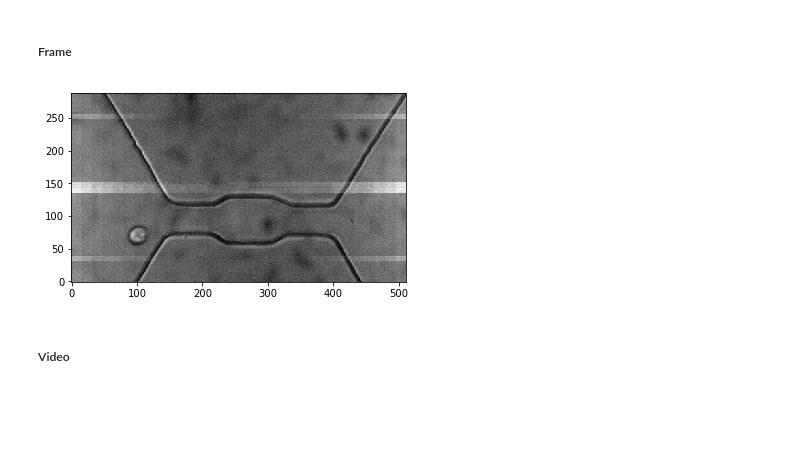
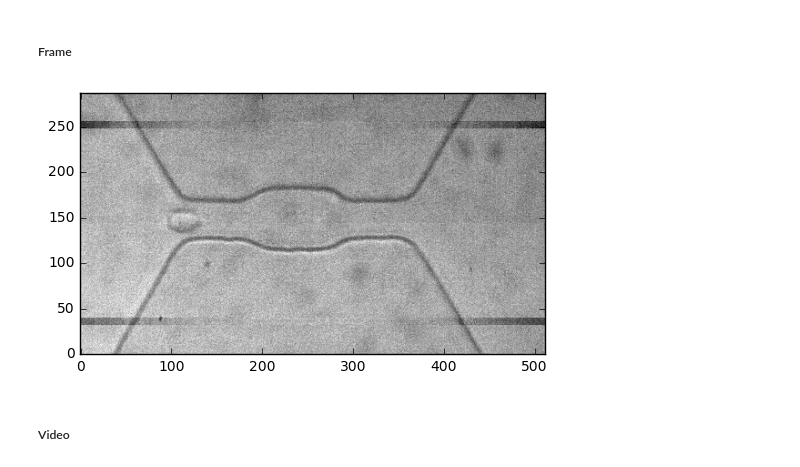
Before and after one commit to codycombs/cell_deformation, a Jupyter notebook: test_ellipse_fit.ipynb, the cells around one changed output. Cells and saved outputs as stored; diff of their text form; code cells hidden in the pictures; blank space fills up the shorter version.

```diff
--- a/test_ellipse_fit.ipynb
+++ b/test_ellipse_fit.ipynb
@@ -27,10 +27,10 @@ from IPython.display import HTML
 # %% [markdown]
 ## Load data
 # %%
-date = '7-17-2017/'
+date = '8-23-2017/'
 particle = '293-T/'
-channel = '15-30-15_6/'
-file_index = '0'
+channel = '15-30-15_3/'
+file_index = '2'
 
 base_path = '/home/prestonh/Desktop/Research/cancer_cells/data/'
 
@@ -41,7 +41,7 @@ oi_events_file_path = base_path + date + particle + channel + 'oi/events/test_ca
 res_x = 512
 res_y = 288
 oi_fps = 100000
-exposure = 5
+exposure = 2
 oi_vid = oi_file.Video(oi_vid_file_path, res_x, res_y, oi_fps, exposure)
 
 # Load events
@@ -118,15 +120,15 @@ def plot_all(processed_frame, frame):
 # %% [markdown]
 ##### Frame
 # %%
-oi_index = 29
+oi_index = 348
 oi_event = oi_events[oi_index]
 ts = oi_event.get_tf()
 t = int((ts[-1] + ts[0])/2.)
 frame = oi_vid.get_frame(t)
 plt.imshow(frame, cmap = 'gray', origin = 'lower')
 plt.show()
 # %% [output]
-[figure, old version]
+[figure, new version]
 # %% [markdown]
 ##### Video
 # %%
```
Also changed, not shown: parts of 10 cells of this notebook, 1 other file.
